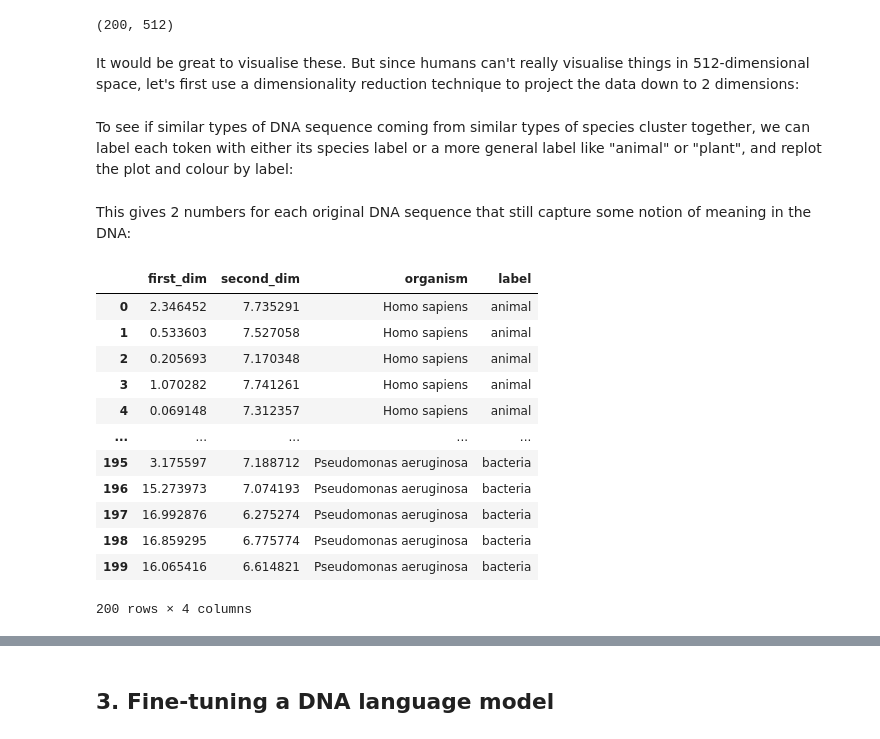
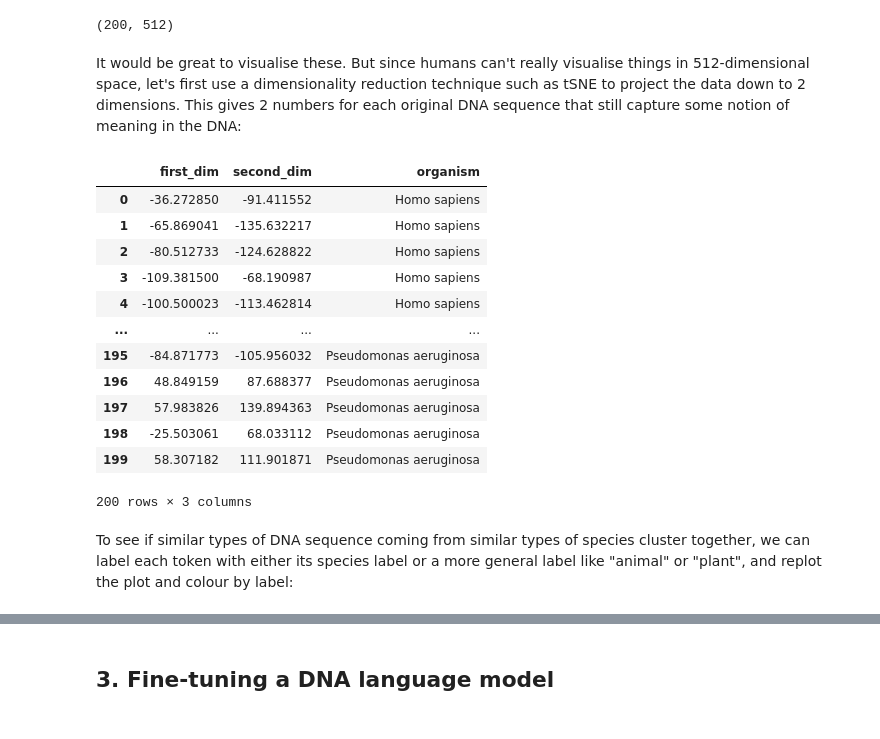
Before and after one commit to deep-learning-indaba/indaba-pracs-2024, a Jupyter notebook: practicals/AI_for_Biology/AI_for_Biology.ipynb, the cells around one changed output, grey strips where cells are left out. Cells and saved outputs as stored; diff of their text form; code cells hidden in the pictures.

```diff
--- a/practicals/AI_for_Biology/AI_for_Biology.ipynb
+++ b/practicals/AI_for_Biology/AI_for_Biology.ipynb
@@ -653,6 +656,29 @@ embeddings.shape
 # %% [output]
 (200, 512)
 # %% [markdown]
-It would be great to visualise these. But since humans can't really visualise things in 512-dimensional space, let's first use a dimensionality reduction technique to project the data down to 2 dimensions:
+It would be great to visualise these. But since humans can't really visualise things in 512-dimensional space, let's first use a dimensionality reduction technique such as tSNE to project the data down to 2 dimensions. This gives 2 numbers for each original DNA sequence that still capture some notion of meaning in the DNA:
+# %%
+tsne = TSNE(n_components=2, learning_rate='auto', random_state=0)
+embeddings_tsne = tsne.fit_transform(embeddings)
+
+embeddings_tsne_df = pd.DataFrame(
+    embeddings_tsne, columns=['first_dim', 'second_dim'])
+
+embeddings_tsne_df['organism'] = dna_sequences['organism']
+embeddings_tsne_df
+# %% [output]
+|  | first_dim | second_dim | organism |
+| 0 | -36.272850 | -91.411552 | Homo sapiens |
+| 1 | -65.869041 | -135.632217 | Homo sapiens |
+| 2 | -80.512733 | -124.628822 | Homo sapiens |
+| 3 | -109.381500 | -68.190987 | Homo sapiens |
+| 4 | -100.500023 | -113.462814 | Homo sapiens |
+| ... | ... | ... | ... |
+| 195 | -84.871773 | -105.956032 | Pseudomonas aeruginosa |
+| 196 | 48.849159 | 87.688377 | Pseudomonas aeruginosa |
+| 197 | 57.983826 | 139.894363 | Pseudomonas aeruginosa |
+| 198 | -25.503061 | 68.033112 | Pseudomonas aeruginosa |
+| 199 | 58.307182 | 111.901871 | Pseudomonas aeruginosa |
+200 rows × 3 columns
 # %% [markdown]
 To see if similar types of DNA sequence coming from similar types of species cluster together, we can label each token with either its species label or a more general label like "animal" or "plant", and replot the plot and colour by label:
@@ -668,18 +684,0 @@ embeddings_umap_df['organism'] = dna_sequences['organism']
-# %% [markdown]
-This gives 2 numbers for each original DNA sequence that still capture some notion of meaning in the DNA:
-# %%
-embeddings_umap_df
-# %% [output]
-|  | first_dim | second_dim | organism | label |
-| 0 | 2.346452 | 7.735291 | Homo sapiens | animal |
-| 1 | 0.533603 | 7.527058 | Homo sapiens | animal |
-| 2 | 0.205693 | 7.170348 | Homo sapiens | animal |
-| 3 | 1.070282 | 7.741261 | Homo sapiens | animal |
-| 4 | 0.069148 | 7.312357 | Homo sapiens | animal |
-| ... | ... | ... | ... | ... |
-| 195 | 3.175597 | 7.188712 | Pseudomonas aeruginosa | bacteria |
-| 196 | 15.273973 | 7.074193 | Pseudomonas aeruginosa | bacteria |
-| 197 | 16.992876 | 6.275274 | Pseudomonas aeruginosa | bacteria |
-| 198 | 16.859295 | 6.775774 | Pseudomonas aeruginosa | bacteria |
-| 199 | 16.065416 | 6.614821 | Pseudomonas aeruginosa | bacteria |
-200 rows × 4 columns
```
Also changed, not shown: parts of 32 cells of this notebook.
